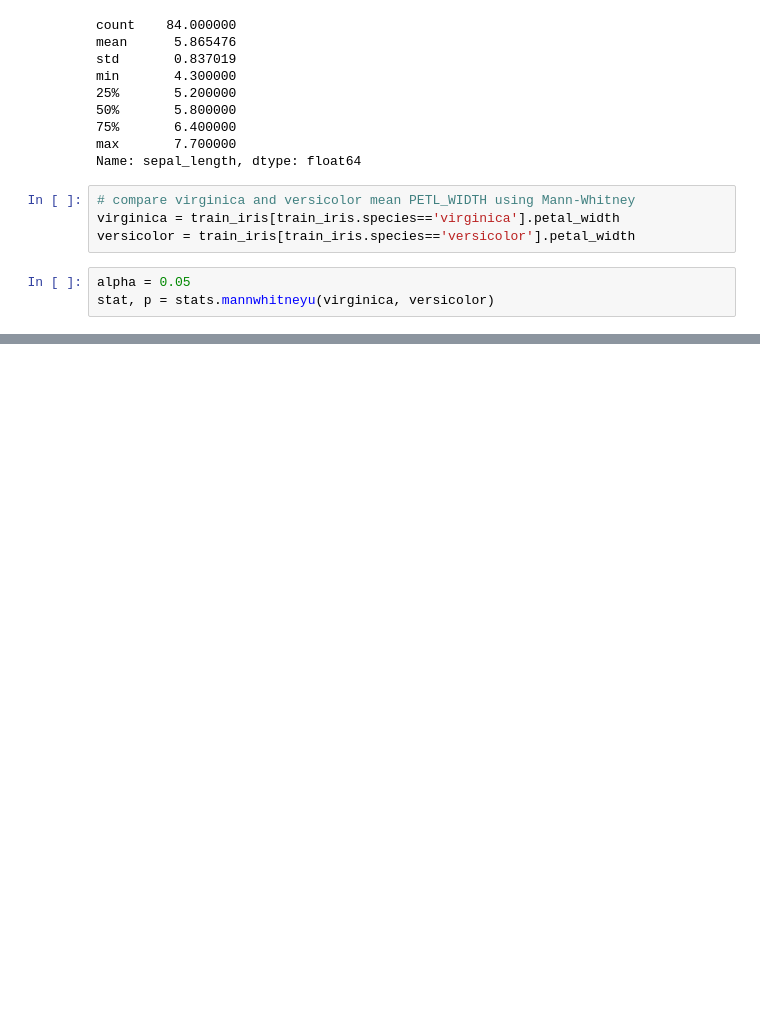
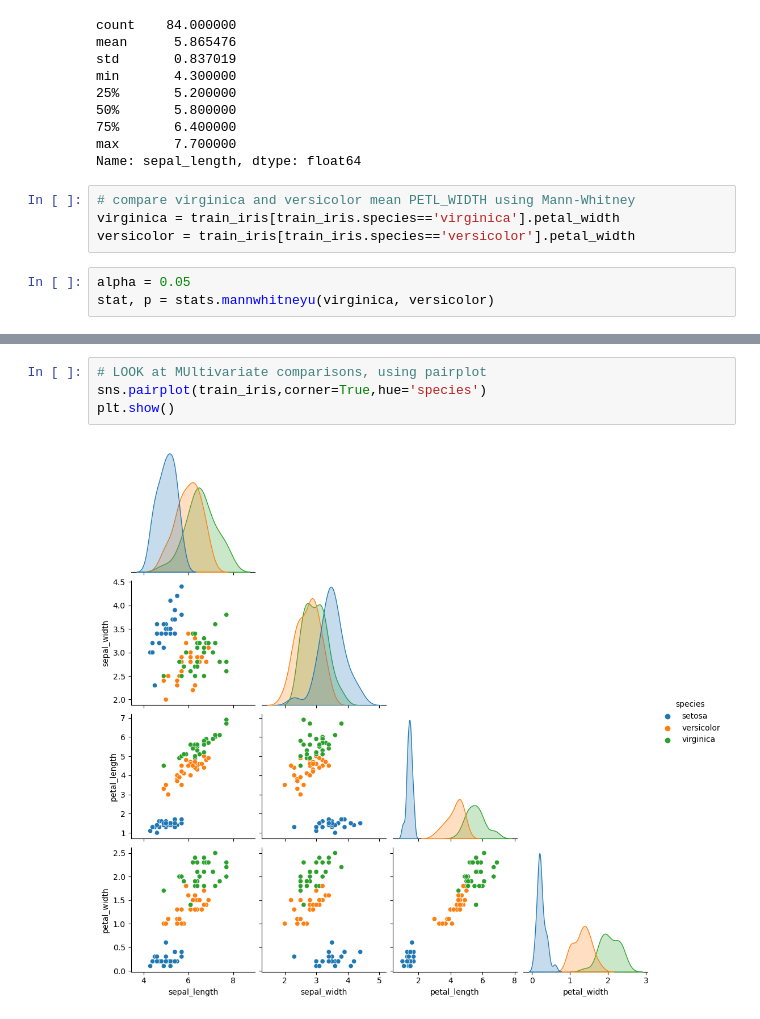
Before and after one commit to RichardAlcabes22/classification-exercises, a Jupyter notebook: classification_exercises.ipynb, the cells around one changed output, grey strips where cells are left out. Cells and saved outputs as stored; diff of their text form; blank space fills up the shorter version.

```diff
--- a/classification_exercises.ipynb
+++ b/classification_exercises.ipynb
@@ -802,0 +1030,6 @@ stat,p # with a p_value of near-zero...there is evidence to suggest that a diff
+# %%
+# LOOK at MUltivariate comparisons, using pairplot
+sns.pairplot(train_iris,corner=True,hue='species')
+plt.show()
+# %% [output]
+[figure, added]
```
Also changed, not shown: parts of 78 cells of this notebook, 1 other file.
